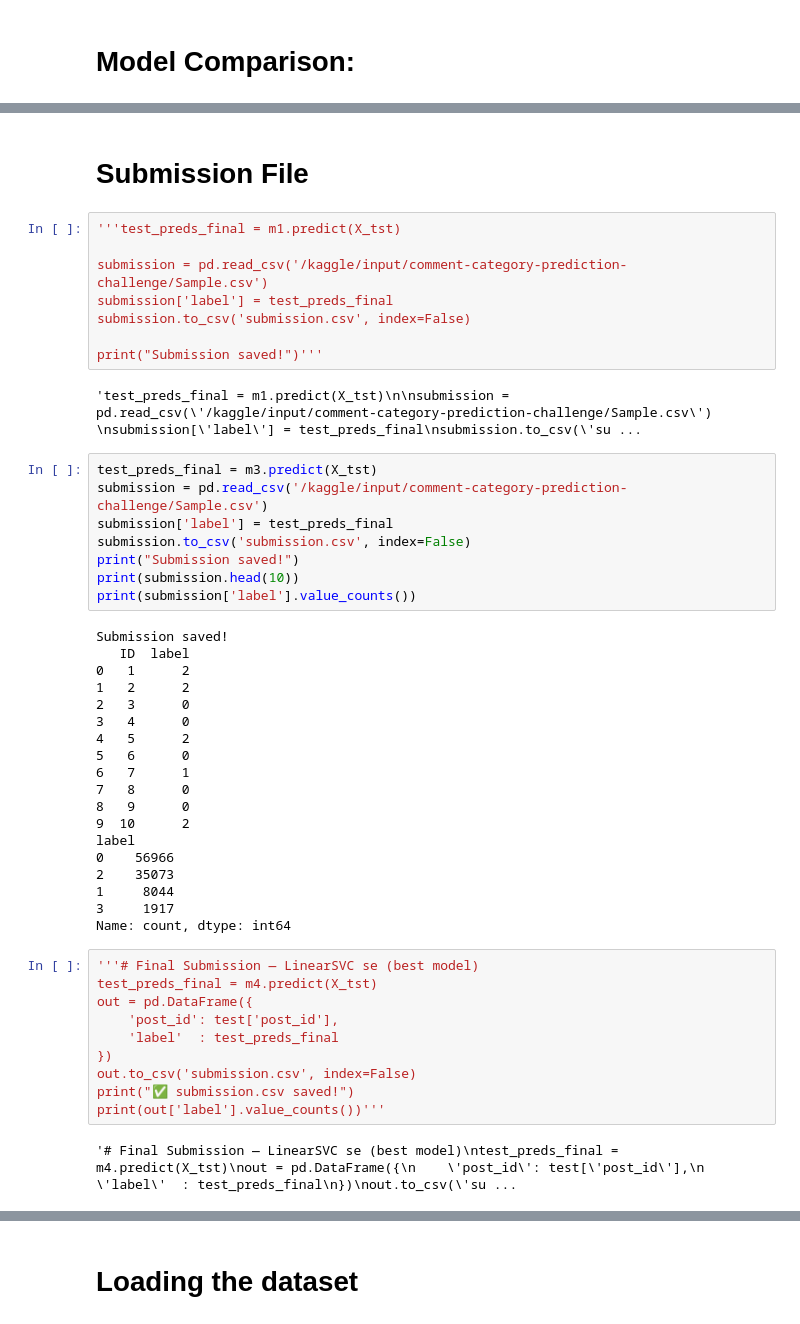
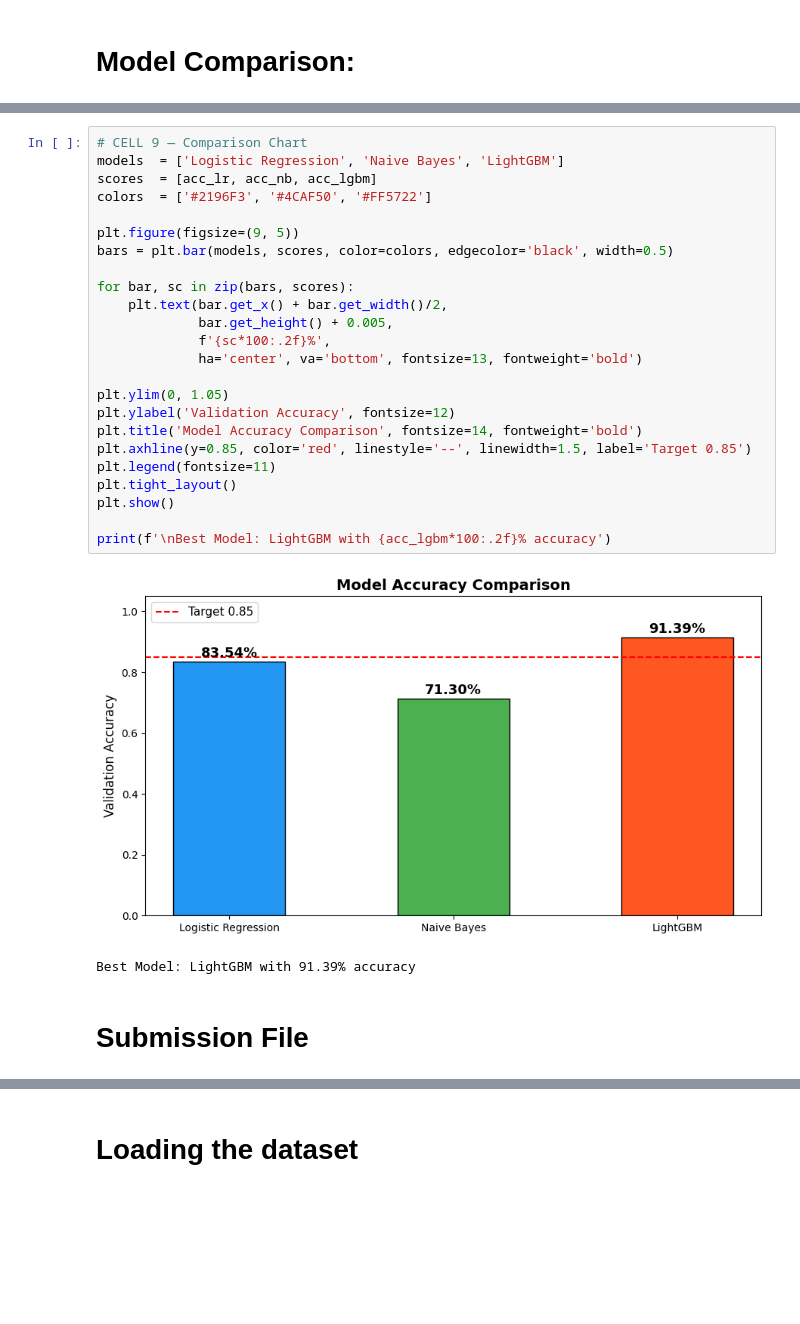
Before and after one commit to prakashpuri/Machine-Learning-Project, a Jupyter notebook: 24f1001025-notebook-t12026.ipynb, the cells around one changed output, grey strips where cells are left out. Drawn from its saved outputs; the diff is of its cells as text; blank space fills up the shorter version.

Commit message:
Kaggle Notebook | 24f1001025-notebook-t12026 | Version 50

```diff
--- a/24f1001025-notebook-t12026.ipynb
+++ b/24f1001025-notebook-t12026.ipynb
@@ -402,51 +340,29 @@ Logistic Regression  0.894667       89.47
+# %%
+# CELL 9 — Comparison Chart
+models  = ['Logistic Regression', 'Naive Bayes', 'LightGBM']
+scores  = [acc_lr, acc_nb, acc_lgbm]
+colors  = ['#2196F3', '#4CAF50', '#FF5722']
+
+plt.figure(figsize=(9, 5))
+bars = plt.bar(models, scores, color=colors, edgecolor='black', width=0.5)
+
+for bar, sc in zip(bars, scores):
+    plt.text(bar.get_x() + bar.get_width()/2,
+             bar.get_height() + 0.005,
+             f'{sc*100:.2f}%',
+             ha='center', va='bottom', fontsize=13, fontweight='bold')
+
+plt.ylim(0, 1.05)
+plt.ylabel('Validation Accuracy', fontsize=12)
+plt.title('Model Accuracy Comparison', fontsize=14, fontweight='bold')
+plt.axhline(y=0.85, color='red', linestyle='--', linewidth=1.5, label='Target 0.85')
+plt.legend(fontsize=11)
+plt.tight_layout()
+plt.show()
+
+print(f'\nBest Model: LightGBM with {acc_lgbm*100:.2f}% accuracy')
+# %% [output]
+[figure, added]
+Best Model: LightGBM with 91.39% accuracy
 # %% [markdown]
 # Submission File
-# %%
-'''test_preds_final = m1.predict(X_tst)
-
-submission = pd.read_csv('/kaggle/input/comment-category-prediction-challenge/Sample.csv')
-submission['label'] = test_preds_final
-submission.to_csv('submission.csv', index=False)
-
-print("Submission saved!")'''
-# %% [output]
-'test_preds_final = m1.predict(X_tst)\n\nsubmission = pd.read_csv(\'/kaggle/input/comment-category-prediction-challenge/Sample.csv\') \nsubmission[\'label\'] = test_preds_final\nsubmission.to_csv(\'su ...
-# %%
-test_preds_final = m3.predict(X_tst)
-submission = pd.read_csv('/kaggle/input/comment-category-prediction-challenge/Sample.csv')
-submission['label'] = test_preds_final
-submission.to_csv('submission.csv', index=False)
-print("Submission saved!")
-print(submission.head(10))
-print(submission['label'].value_counts())
-# %% [output]
-Submission saved!
-   ID  label
-0   1      2
-1   2      2
-2   3      0
-3   4      0
-4   5      2
-5   6      0
-6   7      1
-7   8      0
-8   9      0
-9  10      2
-label
-0    56966
-2    35073
-1     8044
-3     1917
-Name: count, dtype: int64
-# %%
-'''# Final Submission — LinearSVC se (best model)
-test_preds_final = m4.predict(X_tst)
-out = pd.DataFrame({
-    'post_id': test['post_id'],
-    'label'  : test_preds_final
-})
-out.to_csv('submission.csv', index=False)
-print("✅ submission.csv saved!")
-print(out['label'].value_counts())'''
-# %% [output]
-'# Final Submission — LinearSVC se (best model)\ntest_preds_final = m4.predict(X_tst)\nout = pd.DataFrame({\n    \'post_id\': test[\'post_id\'],\n    \'label\'  : test_preds_final\n})\nout.to_csv(\'su ...
```
Also changed, not shown: parts of 136 cells of this notebook.
